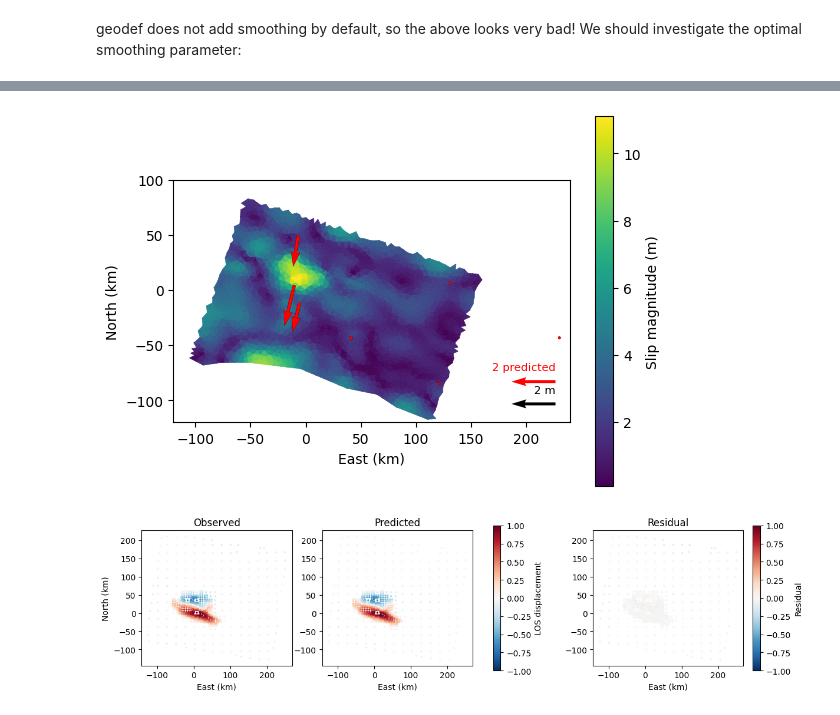
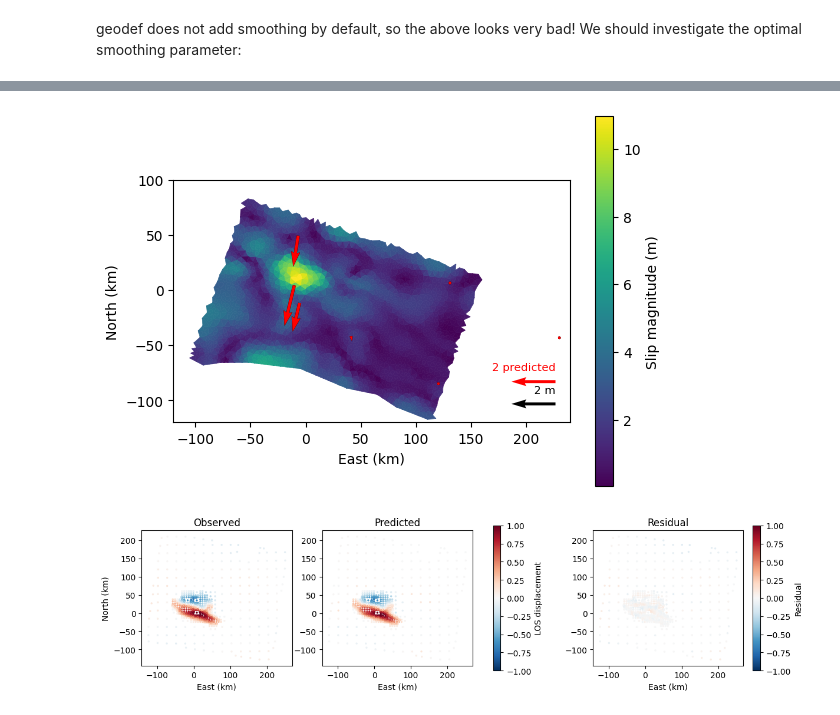
Before and after one commit to ericlindsey/geodef, a Jupyter notebook: examples/gorkha_earthquake/model_gorkha.ipynb, the cells around one changed output, grey strips where cells are left out. Cells and saved outputs as stored; diff of their text form; code cells hidden in the pictures.

```diff
--- a/examples/gorkha_earthquake/model_gorkha.ipynb
+++ b/examples/gorkha_earthquake/model_gorkha.ipynb
@@ -79,34 +83,34 @@ lc.plot()
 # %%
-
-#result = geodef.invert(fault,[gnss,insar],smoothing='laplacian',smoothing_strength=4.6e6)
+# now that we have our optimum smoothing strength, we can run the smoothed inversion:
+result = geodef.invert(fault,[gnss,insar],smoothing='laplacian',smoothing_strength=1e7)
 
 # plot slip magnitude
 ax=geodef.plot.slip(fault, result.slip_vector)
 
 # plot vectors
 geodef.plot.vectors(gnss, fault,
     predicted=result.predicted[:gnss.n_obs],   # optional overlay
     scale=20,
     obs_color='black', pred_color='red',
     components='horizontal',    # 'horizontal', 'vertical', 'both'
     legend=True,
     scale_arrow=2, scale_arrow_label="2 m",
     scale_arrow_loc='lower right',
     ax=ax
 )
 plt.xlim([-120,240])
 plt.ylim([-120,100])
 plt.show()
 
 # plot InSAR residuals
 geodef.plot.insar(insar, fault,
     predicted=result.predicted[gnss.n_obs:],
     layout='obs_pred_res',    # 'obs', 'pred', 'residual', 'obs_pred_res'
     cmap='RdBu_r',
     vmin=-1, vmax=1,
     scatter_kwargs={'s': 2},
 )
 plt.show()
 # %% [output]
-[figure, old version]
+[figure, new version]
 [figure]
```
Also changed, not shown: parts of 5 cells of this notebook, 14 other files.
